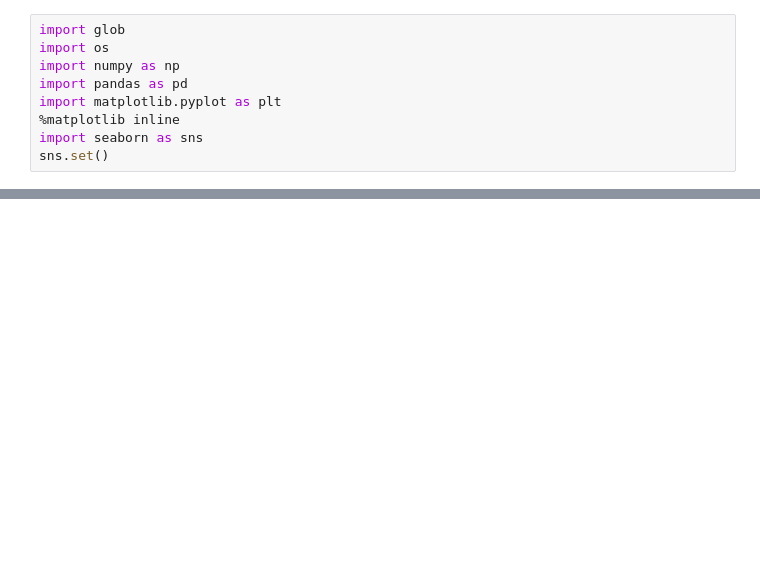
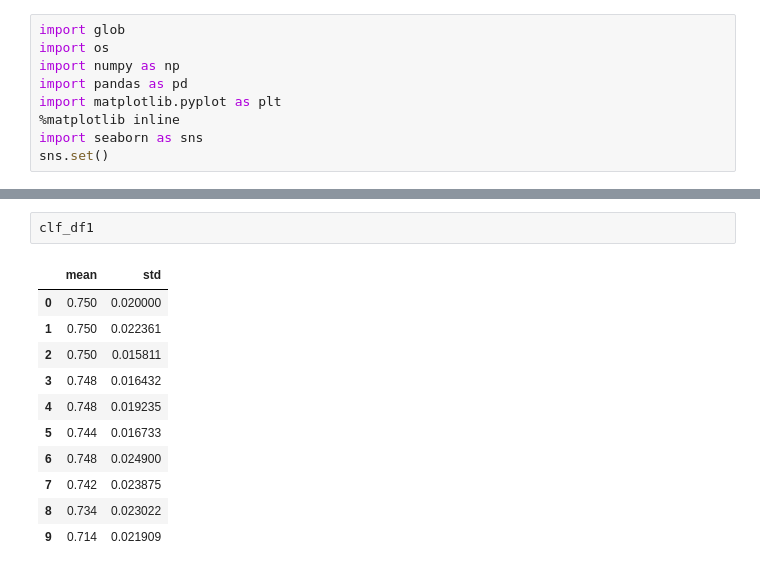
Before and after one commit to rabitt/contour_classification, a Jupyter notebook: results_plots.ipynb, the cells around one changed output, grey strips where cells are left out. Drawn from its saved outputs; the diff is of its cells as text; blank space fills up the shorter version.

```diff
--- a/results_plots.ipynb
+++ b/results_plots.ipynb
@@ -183,0 +432,14 @@ plt.savefig('/Users/rachelbittner/Desktop/melodiness_metrics_mel1.eps', format='
+# %%
+clf_df1
+# %% [output]
+|  | mean | std |
+| 0 | 0.750 | 0.020000 |
+| 1 | 0.750 | 0.022361 |
+| 2 | 0.750 | 0.015811 |
+| 3 | 0.748 | 0.016432 |
+| 4 | 0.748 | 0.019235 |
+| 5 | 0.744 | 0.016733 |
+| 6 | 0.748 | 0.024900 |
+| 7 | 0.742 | 0.023875 |
+| 8 | 0.734 | 0.023022 |
+| 9 | 0.714 | 0.021909 |
```
Also changed, not shown: parts of 17 cells of this notebook, 1 other file.
